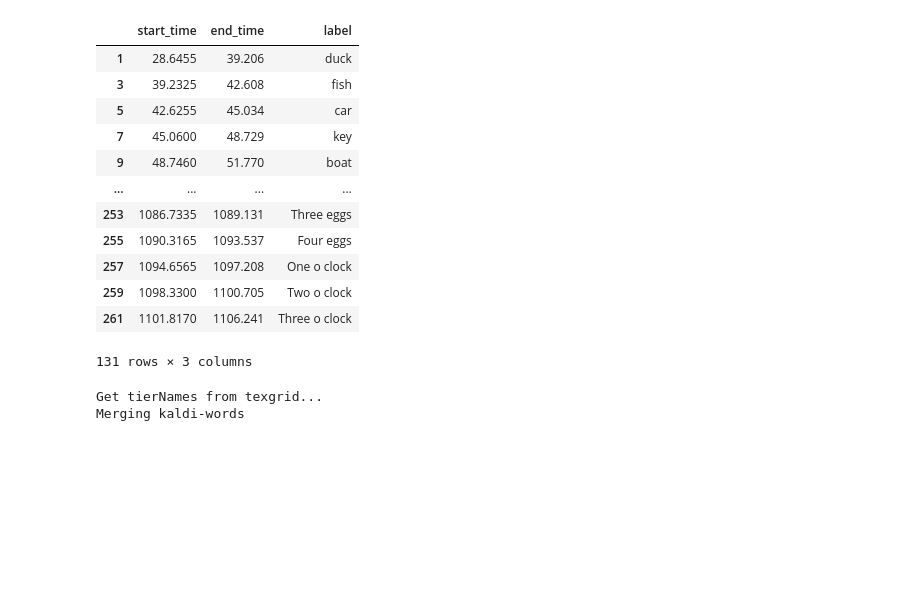
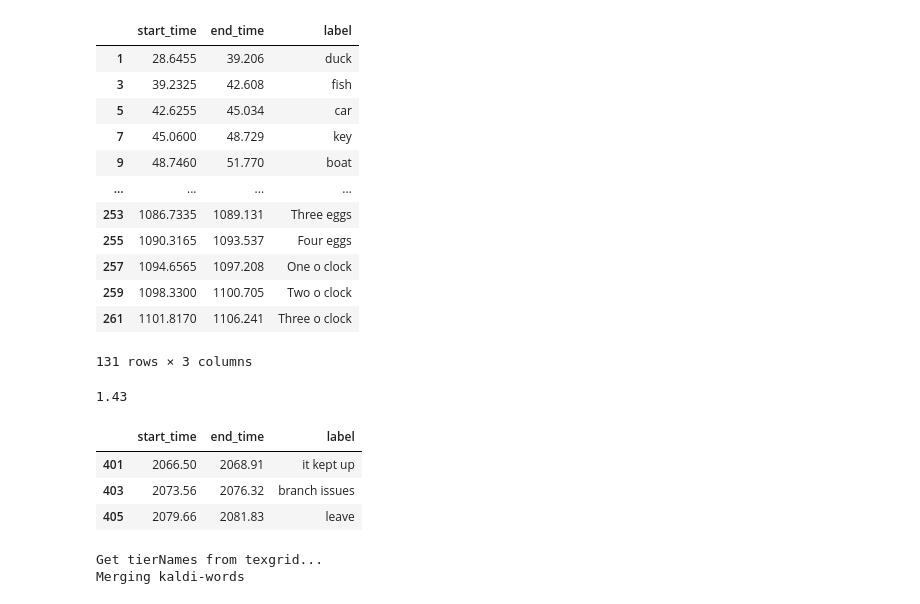
Before and after one commit to mostafashahin/AusKidTalkv2, a Jupyter notebook: process.ipynb, the cells around one changed output. Drawn from its saved outputs; the diff is of its cells as text; code cells hidden in the pictures; blank space fills up the shorter version.

```diff
--- a/process.ipynb
+++ b/process.ipynb
@@ -236,6 +236,17 @@ data_I
 | 259 | 1098.3300 | 1100.705 | Two o clock |
 | 261 | 1101.8170 | 1106.241 | Three o clock |
 131 rows × 3 columns
+# %%
+1.19+0.24
+# %% [output]
+1.43
+# %%
+data_s1_m[(data_s1_m.start_time>2060) & (data_s1_m.start_time<2080)]
+# %% [output]
+|  | start_time | end_time | label |
+| 401 | 2066.50 | 2068.91 | it kept up |
+| 403 | 2073.56 | 2076.32 | branch issues |
+| 405 | 2079.66 | 2081.83 | leave |
 # %%
 from os.path import join
 import glob
```
Also changed, not shown: parts of 43 cells of this notebook, 13 other files.
